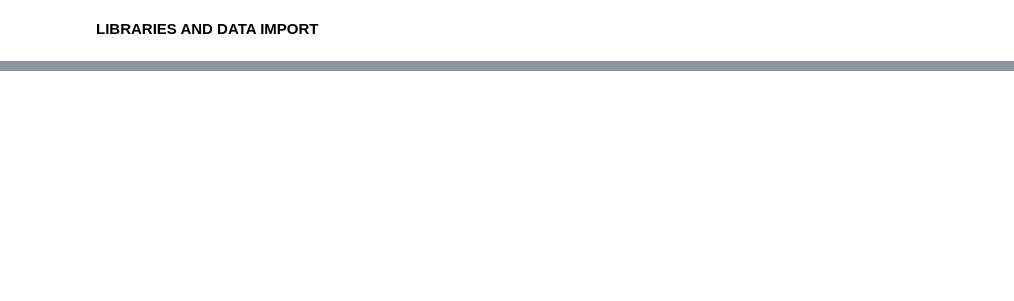
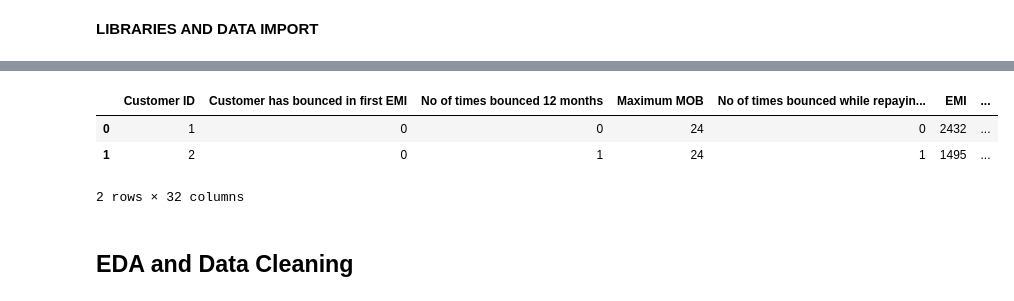
Before and after one commit to shisiajoy/machine-learning, a Jupyter notebook: Credit_risk_modelling.ipynb, the cells around one changed output, grey strips where cells are left out. Drawn from its saved outputs; the diff is of its cells as text; code cells hidden in the pictures; blank space fills up the shorter version.

```diff
--- a/Credit_risk_modelling.ipynb
+++ b/Credit_risk_modelling.ipynb
@@ -409,0 +57,40 @@ plt.show()
+# %%
+#Renaming columns in the dataset with their correct names
+Loan_data = Loan.rename(columns={'V1': 'Customer ID',
+'V2': 'Customer has bounced in first EMI',
+'V3': 'No of times bounced 12 months',
+'V4': 'Maximum MOB',
+'V5': 'No of times bounced while repaying the loan',
+'V6': 'EMI',
+'V7': 'Loan Amount',
+'V8': 'Tenure',
+'V9': 'Dealer codes from where customer has purchased the Two wheeler',
+'V10': 'Product code of Two wheeler',
+'V11': 'No of advance EMI paid',
+'V12': 'Rate of interest',
+'V13': 'Gender',
+'V14': 'Employment type',
+'V15': 'Resident type of customer',
+'V16': 'Date of birth',
+'V17': 'Customer age when loanwas taken',
+'V18': 'No of loans',
+'V19': 'No of secured loans',
+'V20': 'No of unsecured loans',
+'V21': 'Max amount sanctioned in the Live loans',
+'V22': 'No of new loans in last 3 months',
+'V23': 'Total sanctioned amount in the secured Loans which are Live',
+'V24': 'Total sanctioned amount in the unsecured Loans which are Live',
+'V25': 'Maximum amount sanctioned for any Two wheeler loan',
+'V26': 'Time since last Personal loan taken (in months)',
+'V27': 'Time since first consumer durables loan taken (in months)',
+'V28': 'No of times 30 days past due in last 6 months',
+'V29': 'No of times 60 days past due in last 6 months',
+'V30': 'No of times 90 days past due in last 3 months',
+'V31': 'Tier',
+'V32': 'Target variable'})
+Loan_data.head(2)
+# %% [output]
+|  | Customer ID | Customer has bounced in first EMI | No of times bounced 12 months | Maximum MOB | No of times bounced while repayin... | EMI | ... |
+| 0 | 1 | 0 | 0 | 24 | 0 | 2432 | ... |
+| 1 | 2 | 0 | 1 | 24 | 1 | 1495 | ... |
+2 rows × 32 columns
@@ -409,0 +105,2 @@ plt.show()
+# %% [markdown]
+## EDA and Data Cleaning
```
Also changed, not shown: parts of 74 cells of this notebook.
